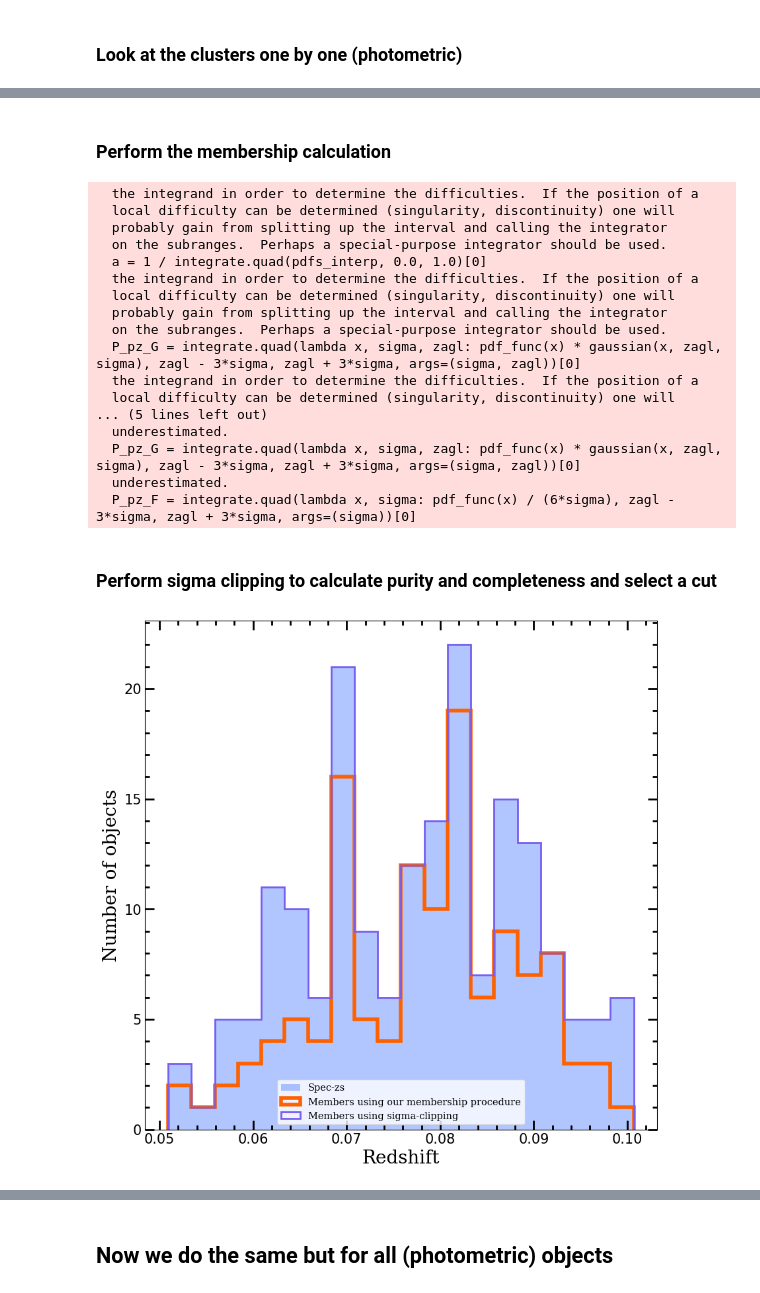
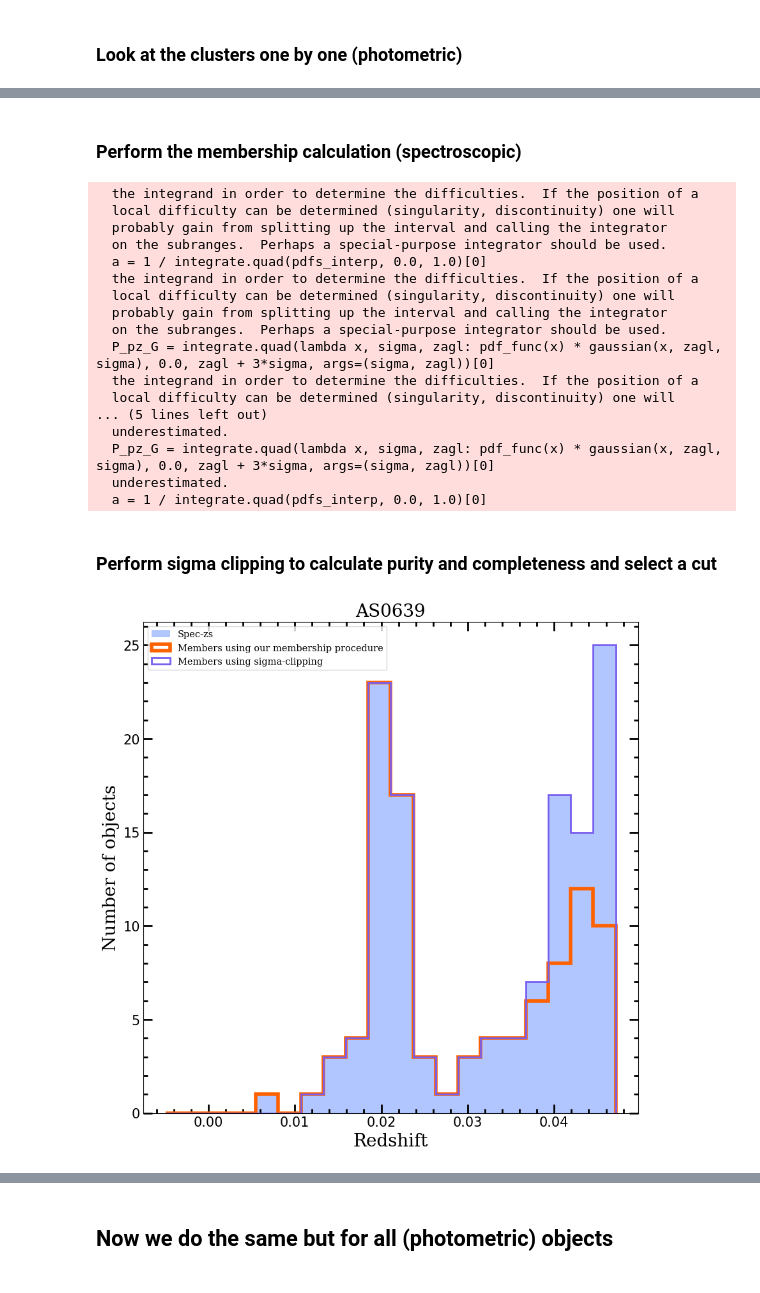
Before and after one commit to elismar2000/Hydra-Centaurus, a Jupyter notebook: hydra-centaurus-clusters-membership.ipynb, the cells around one changed output, grey strips where cells are left out. Saved outputs shown, nothing was run; the diff lists cells and outputs as text; code cells hidden in the pictures.

Commit message:
update hydra-centaurus-clusters-membership.ipynb, modifying the way I calculate priors and other stuff

```diff
--- a/hydra-centaurus-clusters-membership.ipynb
+++ b/hydra-centaurus-clusters-membership.ipynb
@@ -272,3 +305,11 @@ mask_cluster = sep[cluster] < 5*radius_cluster
+# %%
+mask_cluster_specz = sep_specz[cluster] < 5*radius_cluster
+
+sigma_z_specz = np.array([sigma_nmad(r) for r in rpetro_specz[mask_cluster_specz]])
+
+sigma_specz = np.median(sigma_z_specz)
+z_lower_specz = z_cluster-3*sigma_specz
+z_upper_specz = z_cluster+3*sigma_specz
 # %%
 fig = plt.figure(figsize=(16, 8))
 ax1 = fig.add_subplot(121)
@@ -366,13 +346,3 @@ Prior P(g in G): 0.65
 ### Look at the clusters one by one (photometric)
 # %%
 sep_all = np.array([clustercentric_distance(ra, dec, ra0, dec0) for ra0, dec0 in zip(cl_ra_mem, cl_dec_mem)])
-# %%
-#I will use 0.5 (deg) as the radius for all clusters, except Hydra, which has radius = 1.5744
-cluster = 4
-
-radius_cluster = 0.5
-z_cluster = cl_z_mem[cluster]
-ra0 = cl_ra_mem[cluster]
-dec0 = cl_dec_mem[cluster]
-
-mask_cluster = sep_all[cluster] < 5*radius_cluster
@@ -465,10 +444,10 @@ Prior P(g in G): 0.78
 # %% [markdown]
-### Perform the membership calculation
+### Perform the membership calculation (spectroscopic)
 # %%
-Pmem = np.zeros(len(zml_specz[mask_cluster]))
-for i in range(len(zml_specz[mask_cluster])):
-    P_pz_G_i, P_pz_F_i = P_pz(i, z_cluster, means_specz[mask_cluster],
-                                  weights_specz[mask_cluster], stds_specz[mask_cluster], rpetro_specz[mask_cluster])
+Pmem = np.zeros(len(zml_specz[mask_cluster_specz]))
+for i in range(len(zml_specz[mask_cluster_specz])):
+    P_pz_G_i, P_pz_F_i = P_pz(i, z_cluster, means_specz[mask_cluster_specz],
+                    weights_specz[mask_cluster_specz], stds_specz[mask_cluster_specz], rpetro_specz[mask_cluster_specz])
     Pmem[i] = (P_pz_G_i * P_ginG) / (P_pz_G_i * P_ginG + P_pz_F_i * P_ginF)
 # %% [output]
   the integrand in order to determine the difficulties.  If the position of a
@@ -480,11 +459,11 @@ for i in range(len(zml_specz[mask_cluster])):
   local difficulty can be determined (singularity, discontinuity) one will
   probably gain from splitting up the interval and calling the integrator
   on the subranges.  Perhaps a special-purpose integrator should be used.
-  P_pz_G = integrate.quad(lambda x, sigma, zagl: pdf_func(x) * gaussian(x, zagl, sigma), zagl - 3*sigma, zagl + 3*sigma, args=(sigma, zagl))[0]
+  P_pz_G = integrate.quad(lambda x, sigma, zagl: pdf_func(x) * gaussian(x, zagl, sigma), 0.0, zagl + 3*sigma, args=(sigma, zagl))[0]
   the integrand in order to determine the difficulties.  If the position of a
   local difficulty can be determined (singularity, discontinuity) one will
 ... (5 lines left out)
   underestimated.
-  P_pz_G = integrate.quad(lambda x, sigma, zagl: pdf_func(x) * gaussian(x, zagl, sigma), zagl - 3*sigma, zagl + 3*sigma, args=(sigma, zagl))[0]
+  P_pz_G = integrate.quad(lambda x, sigma, zagl: pdf_func(x) * gaussian(x, zagl, sigma), 0.0, zagl + 3*sigma, args=(sigma, zagl))[0]
   underestimated.
-  P_pz_F = integrate.quad(lambda x, sigma: pdf_func(x) / (6*sigma), zagl - 3*sigma, zagl + 3*sigma, args=(sigma))[0]
+  a = 1 / integrate.quad(pdfs_interp, 0.0, 1.0)[0]
@@ -491,36 +472,36 @@ for i in range(len(zml_specz[mask_cluster])):
 # %% [markdown]
 ### Perform sigma clipping to calculate purity and completeness and select a cut
 # %%
-z_members, id_members = sigma_clipping(z[mask_cluster], objid_specz[mask_cluster], z_lower, z_upper, 3)
-mask_members = np.isin(objid_specz[mask_cluster], id_members)
+z_members, id_members = sigma_clipping(z[mask_cluster_specz], objid_specz[mask_cluster_specz], z_lower, z_upper, 2)
+mask_members = np.isin(objid_specz[mask_cluster_specz], id_members)
 # %%
 fig = plt.figure(figsize=(10, 10), dpi=100)
 ax = fig.add_subplot(111)
 
-c = 0.59
+c = 0.43
 bins = 20
-ax.hist(z[mask_cluster], alpha=0.5, label='Spec-zs', bins=bins, range=(z_lower, z_upper), histtype='stepfilled', color=color_bl)
-ax.hist(z[mask_cluster][Pmem > c], alpha=1.0, label='Members using our membership procedure', bins=bins, range=(z_lower, z_upper), histtype='step', lw=4, color=color_or)
+ax.hist(z[mask_cluster_specz], alpha=0.5, label='Spec-zs', bins=bins, range=(z_lower, z_upper), histtype='stepfilled', color=color_bl)
+ax.hist(z[mask_cluster_specz][Pmem > c], alpha=1.0, label='Members using our membership procedure', bins=bins, range=(z_lower, z_upper), histtype='step', lw=4, color=color_or)
 ax.hist(z_members, alpha=1.0, label='Members using sigma-clipping', bins=bins, range=(z_lower, z_upper), histtype='step', lw=2, color=color_id)
-# ax.set_title('Hydra Cluster', fontsize=fontsize, family = 'serif')
+ax.set_title(cl_names_mem[cluster], fontsize=fontsize, family='serif')
 ax.set_xlabel("Redshift", fontsize=fontsize, family = 'serif')
 ax.set_ylabel("Number of objects", fontsize=fontsize, family = 'serif')
 
 tick_color = 'black'
 ax.xaxis.set_tick_params(which='both',labelsize=labelsize, direction='in',color=tick_color,bottom=True,top=True,left=True,right=True)
 ax.yaxis.set_tick_params(which='both',labelsize=labelsize, direction='in',color=tick_color,bottom=True,top=True,left=True,right=True)
 
 plt.tick_params(which='both', width=2.0)
 plt.tick_params(which='major', length=10)
 plt.tick_params(which='minor', length=5)
 ax.minorticks_on()
 
 lg=plt.legend(loc=0, prop={'size':labelsize*0.7,'family':'serif'})
 lg.draw_frame(True)
 
 plt.savefig("../Figures/Hydra-Centaurus/galaxy-membership/specz_distribution_sigma_clipping_membership_{}.pdf".format(cl_names_mem[cluster]), dpi='figure', format='pdf')
 # %% [output]
-[figure, old version]
+[figure, new version]
 # %%
 completeness = []
 purity = []
```
Also changed, not shown: parts of 32 cells of this notebook.
